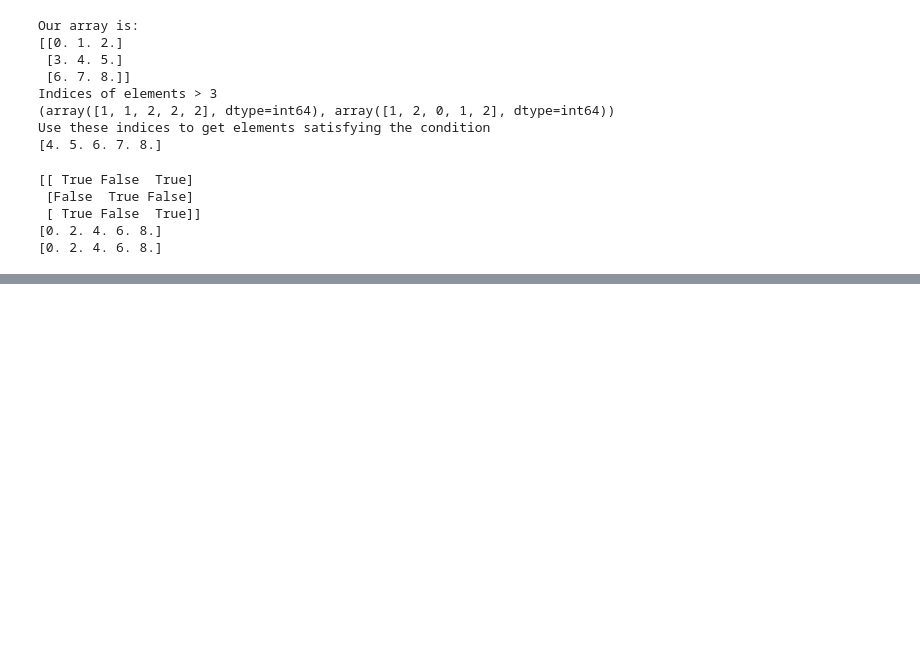
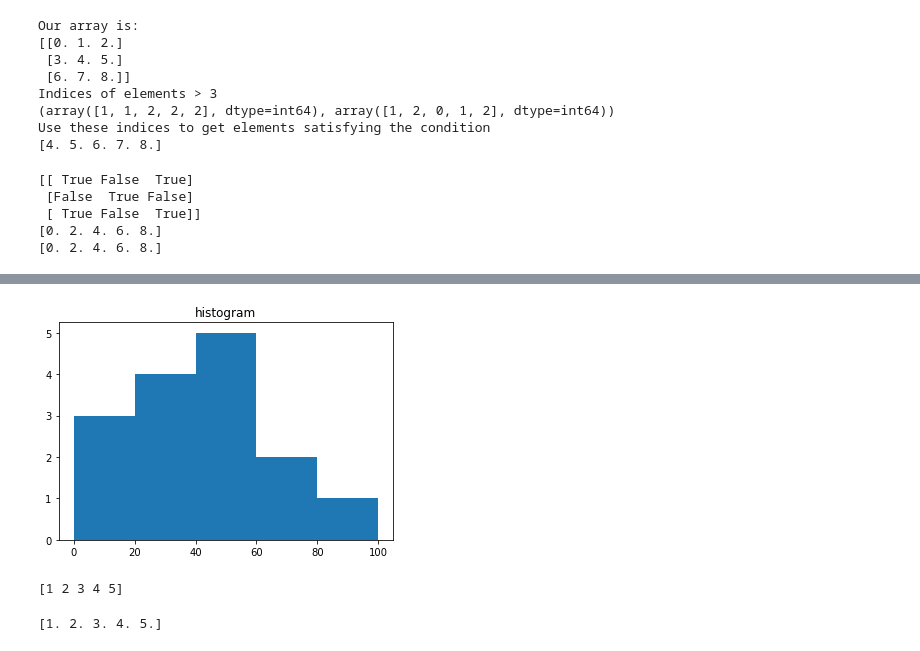
Before and after one commit to MTG2000/python-test-1, a Jupyter notebook: numpy-test.ipynb, the cells around one changed output, grey strips where cells are left out. Drawn from its saved outputs; the diff is of its cells as text; code cells hidden in the pictures; blank space fills up the shorter version.

```diff
--- a/numpy-test.ipynb
+++ b/numpy-test.ipynb
@@ -415,0 +464,22 @@ plt.show()
+# %%
+a = np.array([22,87,5,43,56,73,55,54,11,20,51,5,79,31,27])
+plt.hist(a, bins = [0,20,40,60,80,100])
+plt.title("histogram")
+plt.show()
+# %% [output]
+[figure, added]
+# %%
+a = np.array([1,2,3,4,5])
+np.save('./data/outfile',a)
+
+b = np.load('./data/outfile.npy')
+print (b)
+# %% [output]
+[1 2 3 4 5]
+# %%
+a = np.array([1,2,3,4,5])
+np.savetxt('./data/out.txt',a)
+b = np.loadtxt('./data/out.txt')
+print (b)
+# %% [output]
+[1. 2. 3. 4. 5.]
```
Also changed, not shown: parts of 4 cells of this notebook, 2 other files.
